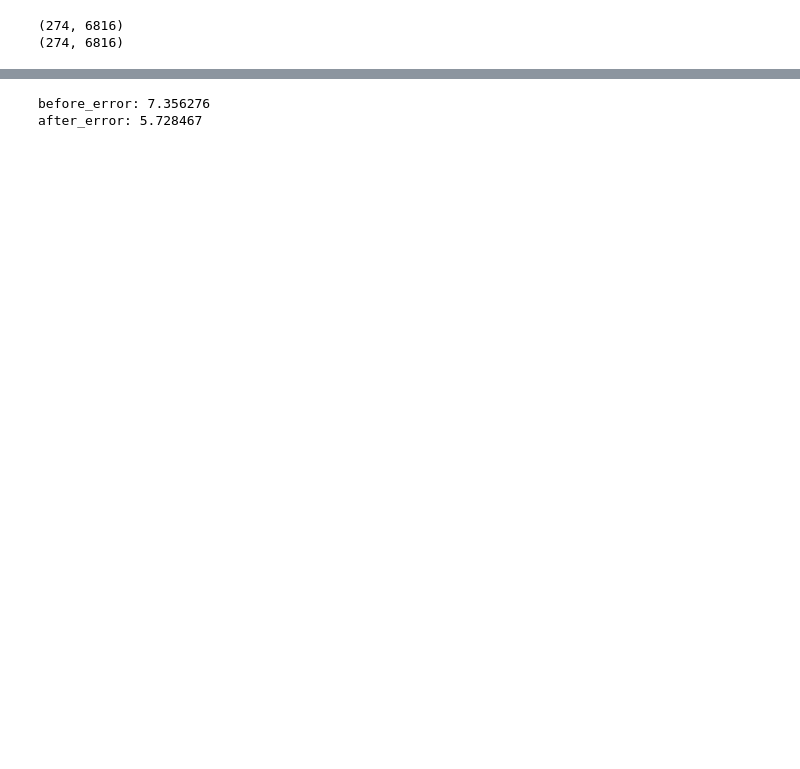
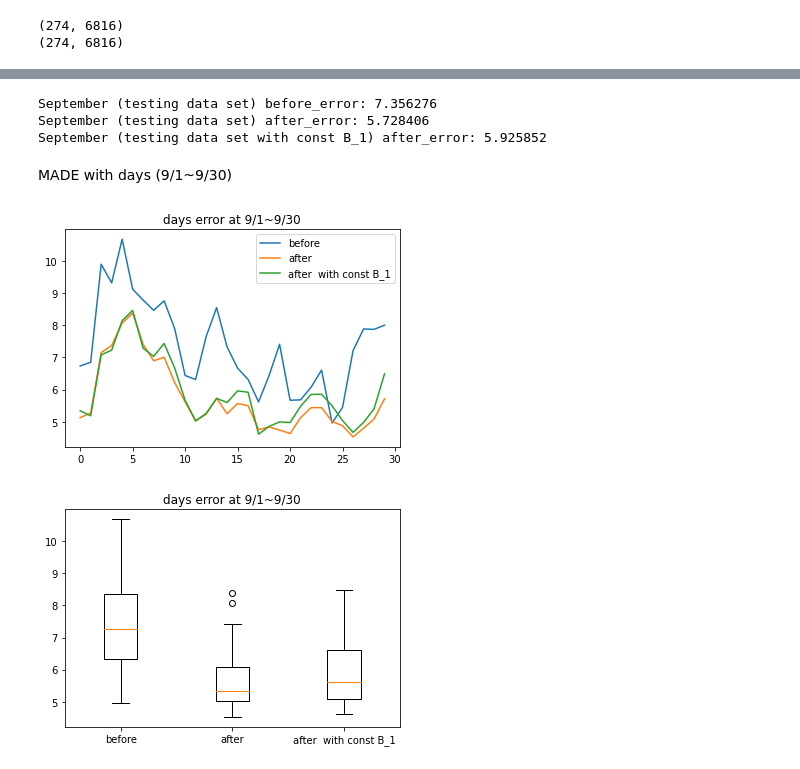
Before and after one commit to ChouHsuan-Cheng/NCHU-project, a Jupyter notebook: data simulation with DINEOF.ipynb, the cells around one changed output, grey strips where cells are left out. Cells and saved outputs as stored; diff of their text form; code cells hidden in the pictures; blank space fills up the shorter version.

```diff
--- a/data simulation with DINEOF.ipynb
+++ b/data simulation with DINEOF.ipynb
@@ -236,9 +243,16 @@ print(np.shape(fit_fx))
 # %%
+#Compare January to August (training data set)
 before_error1=0
 after_error1=0
+after_errorC1=0
 for i in range (0,244):
     for j in range(0,6816):
         before_error1=before_error1+abs(old_x[i][j]-old_y[i][j])
         after_error1=after_error1+abs(fit_fx[i][j]-old_y[i][j])
+        after_errorC1=after_errorC1+abs(fit_fxC[i][j]-old_y[i][j])
 before_error1=before_error1/244/6816
 after_error1=after_error1/244/6816
+after_errorC1=after_errorC1/244/6816
+print("January to August (training data set) before_error: %f" %before_error1)
+print("January to August (training data set) after_error: %f" %after_error1)
+print("January to August (training data set with const B_1) after_error: %f" %after_errorC1)
@@ -253,15 +263,56 @@ after_error: 6.546840
 # %%
+#Compare September (testing data set)
 before_error2=0
 after_error2=0
+after_errorC2=0
 for i in range (244,274):
     for j in range(0,6816):
         before_error2=before_error2+abs(old_x[i][j]-old_y[i][j])
         after_error2=after_error2+abs(fit_fx[i][j]-old_y[i][j])
+        after_errorC2=after_errorC2+abs(fit_fxC[i][j]-old_y[i][j])
 before_error2=before_error2/30/6816
 after_error2=after_error2/30/6816
+after_errorC2=after_errorC2/30/6816
+print("September (testing data set) before_error: %f" %before_error2)
+print("September (testing data set) after_error: %f" %after_error2)
+print("September (testing data set with const B_1) after_error: %f" %after_errorC2)
+# %% [output]
+September (testing data set) before_error: 7.356276
+September (testing data set) after_error: 5.728406
+September (testing data set with const B_1) after_error: 5.925852
-# %%
-print("before_error: %f" %before_error2)
-print("after_error: %f" %after_error2)
-# %% [output]
-before_error: 7.356276
-after_error: 5.728467
+# %% [markdown]
+MADE with days (9/1~9/30)
+# %%
+days_before_error=np.zeros(30)
+days_after_error=np.zeros(30)
+days_after_errorC=np.zeros(30)
+error1=0
+error2=0
+error3=0
+for i in range (244,274):
+    for j in range(0,6816):
+        error1=error1+abs(old_x[i][j]-old_y[i][j])
+        error2=error2+abs(fit_fx[i][j]-old_y[i][j])
+        error3=error3+abs(fit_fxC[i][j]-old_y[i][j])
+    days_before_error[i-244]=error1/6816
+    days_after_error[i-244]=error2/6816
+    days_after_errorC[i-244]=error3/6816
+    error1=0
+    error2=0
+    error3=0
+# %%
+fig1 = plt.figure(1)
+plt.plot(days_before_error, label = 'before')
+plt.plot(days_after_error, label ='after')
+plt.plot(days_after_errorC, label ='after  with const B_1')
+plt.legend(loc = 1)
+plt.title('days error at 9/1~9/30')
+
+fig2 = plt.figure(2)
+plt.boxplot([days_before_error,days_after_error,days_after_errorC], labels=('before','after','after  with const B_1'))
+plt.title("days error at 9/1~9/30")
+
+plt.show()
+# %% [output]
+[figure, added]
+[figure, added]
```
Also changed, not shown: parts of 31 cells of this notebook.
